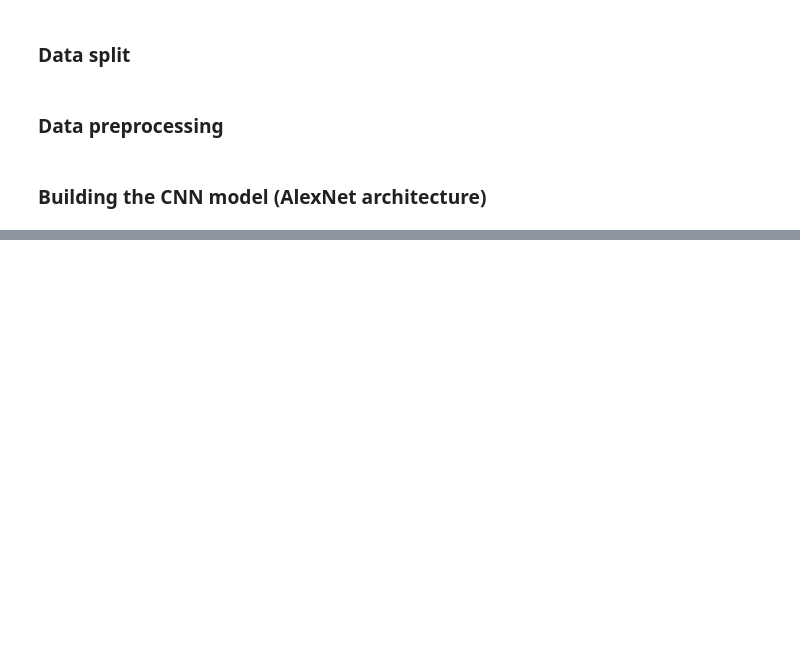
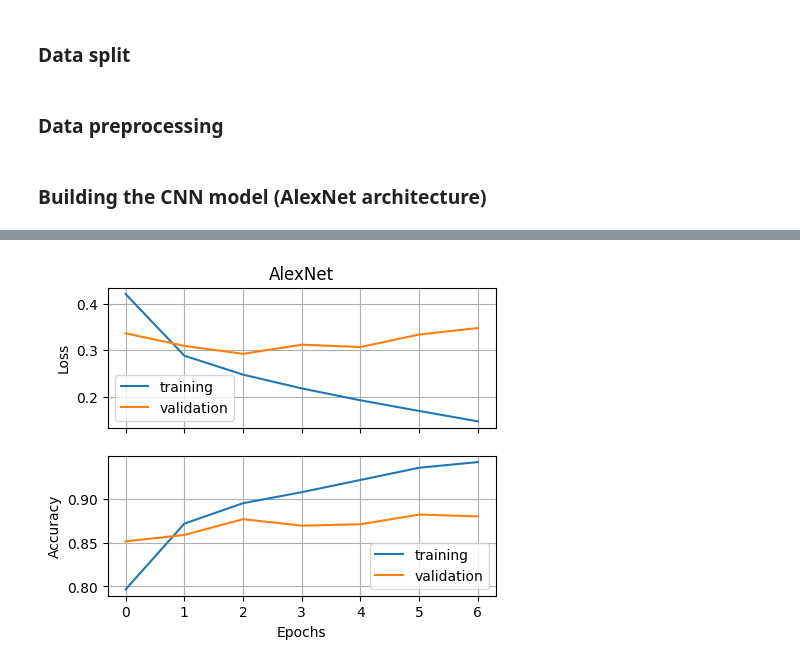
Before and after one commit to miknab/fair-image-classifier, a Jupyter notebook: fc_cnn.ipynb, the cells around one changed output, grey strips where cells are left out. Saved outputs shown, nothing was run; the diff lists cells and outputs as text; code cells hidden in the pictures; blank space fills up the shorter version.

```diff
--- a/fc_cnn.ipynb
+++ b/fc_cnn.ipynb
@@ -51,10 +57,9 @@ X_train.shape, y_train.shape
-# %%
-X_train, X_val, y_train, y_val = train_test_split(X_train, y_train,
-                                                  test_size = 0.1,
-                                                  stratify = y_train
-                                                 )
 # %% [markdown]
 ### Data preprocessing
+# %%
+X_train = X_train.reshape(X_train.shape + (1,))
+X_val = X_val.reshape(X_val.shape + (1,))
+X_test = X_test.reshape(X_test.shape + (1,))
 # %%
 X_train = X_train.astype("float32")
 X_val = X_val.astype("float32")
@@ -63,9 +68,9 @@ X_train /= 255
 X_val /= 255
 X_test /= 255
 # %%
+target = "gender"
 num_classes = data[target].nunique()
 y_train = keras.utils.to_categorical(y_train, num_classes)
 y_val = keras.utils.to_categorical(y_val, num_classes)
-y_test = keras.utils.to_categorical(y_test, num_classes)
 # %% [markdown]
 ### Building the CNN model (AlexNet architecture)
@@ -173,7 +128,7 @@ alex_net.compile(optimizer=adam,
                  metrics=["accuracy"])
 # %%
 an_history = alex_net.fit(X_train, y_train,
-                          epochs=4,
+                          epochs=7,
                           batch_size=32,
                           validation_data=(X_val, y_val),
                           shuffle=True
@@ -181,3 +151,24 @@ an_history = alex_net.fit(X_train, y_train,
 # %%
-plt.plot(an_history.history["loss"])
-plt.plot(an_history.history["val_loss"])
+fig, axs = plt.subplots(2,1, figsize=(5,4), sharex=True)
+ax = axs[0]
+ax.plot(an_history.history["loss"], label="training")
+ax.plot(an_history.history["val_loss"], label="validation")
+ax.grid(True)
+ax.set_xticks(range(7))
+ax.set_ylabel("Loss")
+ax.set_title("AlexNet")
+ax.legend(loc="best")
+
+ax = axs[1]
+ax.plot(an_history.history["accuracy"], label="training")
+ax.plot(an_history.history["val_accuracy"], label="validation")
+ax.grid(True)
+ax.set_xticks(range(7))
+ax.set_xlabel("Epochs")
+ax.set_ylabel("Accuracy")
+ax.legend(loc="best")
+
+plt.savefig("results/loss_curve_alexnet.png")
+plt.show()
+# %% [output]
+[figure, added]
```
Also changed, not shown: parts of 24 cells of this notebook, 2 other files.
